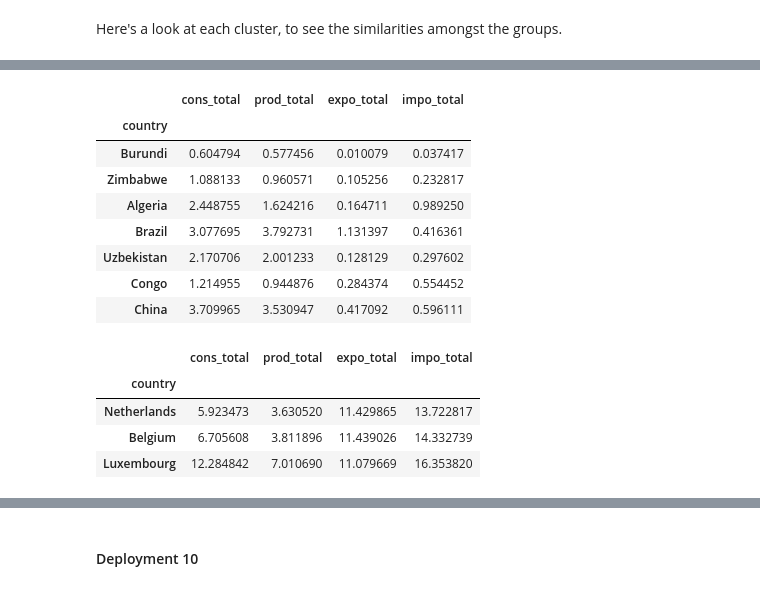
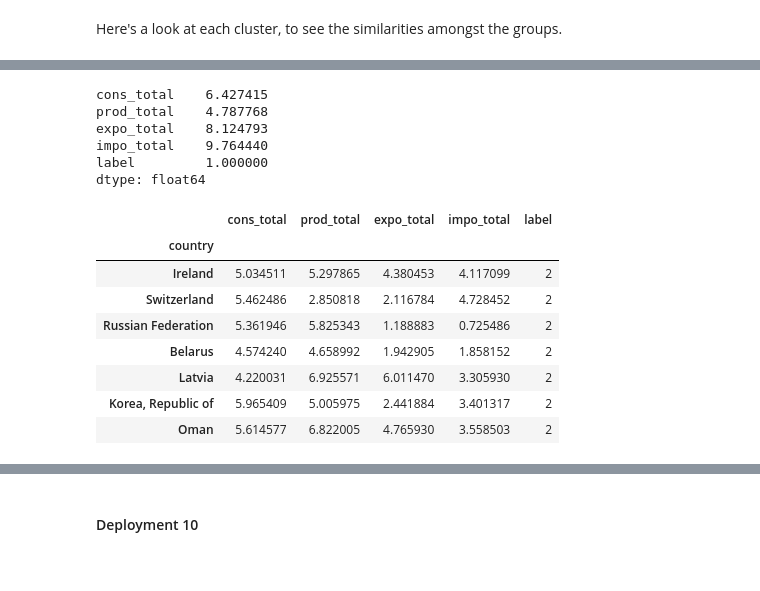
Before and after one commit to tdeason416/DS7331_grp3, a Jupyter notebook: Draft_9.ipynb, the cells around one changed output, grey strips where cells are left out. Saved outputs shown, nothing was run; the diff lists cells and outputs as text; code cells hidden in the pictures.

```diff
--- a/Draft_9.ipynb
+++ b/Draft_9.ipynb
@@ -967,4 +972,4 @@ Our final model will be using agglomerative clustering with 5 clusters. Our metr
 # %%
-final_df, final_model = cluster_year(df_comb , AgglomerativeClustering, year=2014, n_clusters=6)
+final_df, final_model = cluster_year(df_comb, AgglomerativeClustering, year=2010, n_clusters=6)
 plot_cluster(final_df);
 # %% [output]
@@ -976,3 +977,5 @@ plot_cluster(final_df);
 # %% [markdown]
 Here's a look at each cluster, to see the similarities amongst the groups.
+# %%
+final_df_totals = final_df.iloc[:,[0,1,2,3,-1]]
 # %%
@@ -1002,20 +1013,21 @@ final_df[final_df['label'] == 1].iloc[:,0:4].sample(7)
+# %%
+final_df_totals[final_df_totals['label'] == 1].mean(axis=0)
+# %% [output]
+cons_total    6.427415
+prod_total    4.787768
+expo_total    8.124793
+impo_total    9.764440
+label         1.000000
+dtype: float64
 # %%
-final_df[final_df['label'] == 2].iloc[:,0:4].sample(7)
+final_df_totals[final_df_totals['label'] == 2].sample(7)
 # %% [output]
-|  | cons_total | prod_total | expo_total | impo_total |
-| country |  |  |  |  |
-| Burundi | 0.604794 | 0.577456 | 0.010079 | 0.037417 |
-| Zimbabwe | 1.088133 | 0.960571 | 0.105256 | 0.232817 |
-| Algeria | 2.448755 | 1.624216 | 0.164711 | 0.989250 |
-| Brazil | 3.077695 | 3.792731 | 1.131397 | 0.416361 |
-| Uzbekistan | 2.170706 | 2.001233 | 0.128129 | 0.297602 |
-| Congo | 1.214955 | 0.944876 | 0.284374 | 0.554452 |
-| China | 3.709965 | 3.530947 | 0.417092 | 0.596111 |
+|  | cons_total | prod_total | expo_total | impo_total | label |
+| country |  |  |  |  |  |
+| Ireland | 5.034511 | 5.297865 | 4.380453 | 4.117099 | 2 |
+| Switzerland | 5.462486 | 2.850818 | 2.116784 | 4.728452 | 2 |
+| Russian Federation | 5.361946 | 5.825343 | 1.188883 | 0.725486 | 2 |
+| Belarus | 4.574240 | 4.658992 | 1.942905 | 1.858152 | 2 |
+| Latvia | 4.220031 | 6.925571 | 6.011470 | 3.305930 | 2 |
+| Korea, Republic of | 5.965409 | 5.005975 | 2.441884 | 3.401317 | 2 |
+| Oman | 5.614577 | 6.822005 | 4.765930 | 3.558503 | 2 |
-# %%
-final_df[final_df['label'] == 3].iloc[:,0:4]
-# %% [output]
-|  | cons_total | prod_total | expo_total | impo_total |
-| country |  |  |  |  |
-| Netherlands | 5.923473 | 3.630520 | 11.429865 | 13.722817 |
-| Belgium | 6.705608 | 3.811896 | 11.439026 | 14.332739 |
-| Luxembourg | 12.284842 | 7.010690 | 11.079669 | 16.353820 |
```
Also changed, not shown: parts of 20 cells of this notebook, 1 other file.
